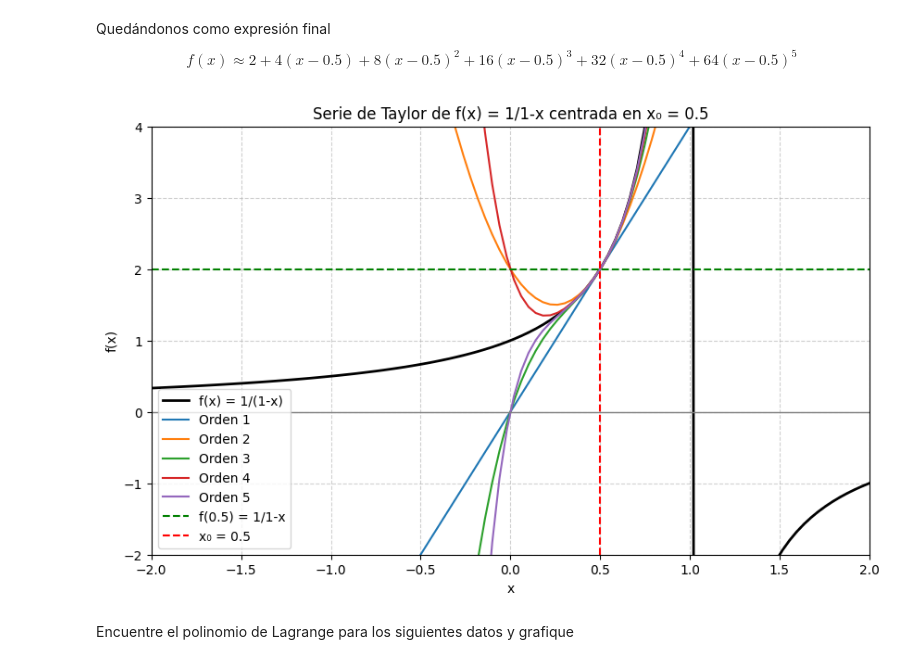
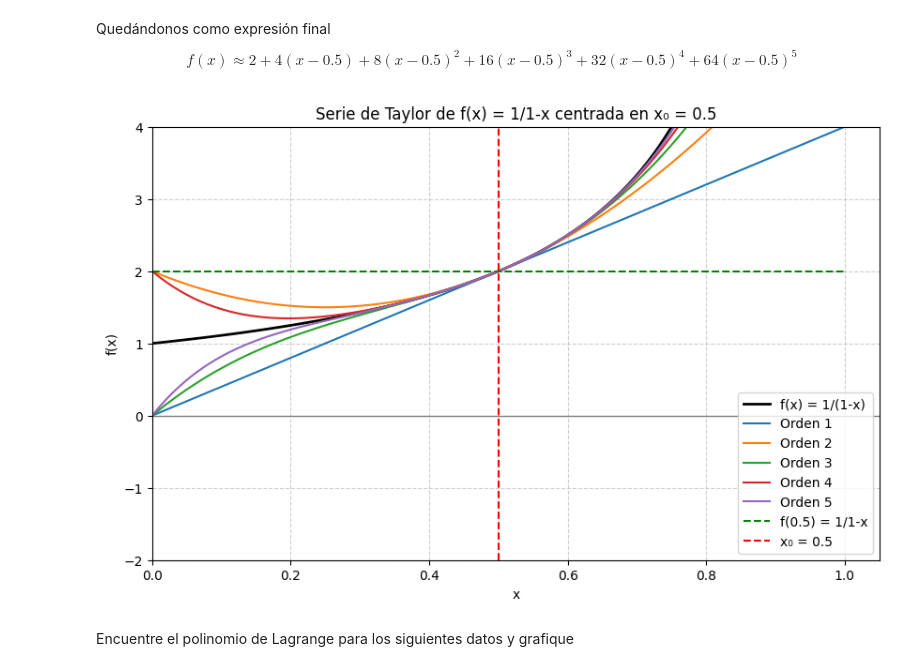
Before and after one commit to Dalzsfn/Taller3, a Jupyter notebook: Taller03.ipynb, the cells around one changed output. Saved outputs shown, nothing was run; the diff lists cells and outputs as text; code cells hidden in the pictures.

```diff
--- a/Taller03.ipynb
+++ b/Taller03.ipynb
@@ -130,39 +130,39 @@ plt.show()
 # %% [markdown]
 Quedándonos como expresión final $$f(x) \approx  2 + 4(x - 0.5) + 8(x - 0.5)^2 + 16(x - 0.5)^3 + 32(x - 0.5)^4 + 64(x - 0.5)^5$$
 # %%
-x1 = np.linspace(-2, 2, 100)
+x1 = np.linspace(0, 1, 100)
 
 y_f = 1/ (1-(x1))
 f_x = 1/ (1-0.5)
 taylor_f_1 = f_x + 4*(x1 - 0.5)
 taylor_f_2 = taylor_f_1 + 2/(0.5**3 * factorial(2)) *(x1 - 0.5)**2
 taylor_f_3 = taylor_f_2 + 6/(0.5**4 * factorial(3)) *(x1 - 0.5)**3
 taylor_f_4 = taylor_f_3 + 24/(0.5**5 *  factorial(4)) *(x1 - 0.5)**4
 taylor_f_5 = taylor_f_4 + 120/(0.5**6 *  factorial(5)) *(x1 - 0.5)**5
 
 plt.figure(figsize=(10, 6))
 plt.plot(x1, y_f, 'k-', linewidth=2, label='f(x) = 1/(1-x)')
 plt.plot(x1, taylor_f_1, label='Orden 1')
 plt.plot(x1, taylor_f_2, label='Orden 2')
 plt.plot(x1, taylor_f_3, label='Orden 3')
 plt.plot(x1, taylor_f_4, label='Orden 4')
 plt.plot(x1, taylor_f_5, label='Orden 5')
 plt.plot(x1, np.full_like(x1, f_x), 'g--', label='f(0.5) = 1/1-x')
 
 plt.axhline(0, color='gray', linewidth=1)
 
 plt.axvline(0.5, color='red', linestyle='--', linewidth=1.5, label='x₀ = 0.5')
 
 
 plt.grid(True, linestyle='--', alpha=0.6)
 plt.xlabel('x')
 plt.ylabel('f(x)')
 plt.title('Serie de Taylor de f(x) = 1/1-x centrada en x₀ = 0.5')
 plt.legend()
-plt.xlim(-2, 2)
+plt.xlim(0, )
 plt.ylim(-2, 4)
 plt.show()
 # %% [output]
-[figure, old version]
+[figure, new version]
 # %% [markdown]
 Encuentre el polinomio de Lagrange para los siguientes datos y grafique
```
Also changed, not shown: parts of 4 cells of this notebook.
